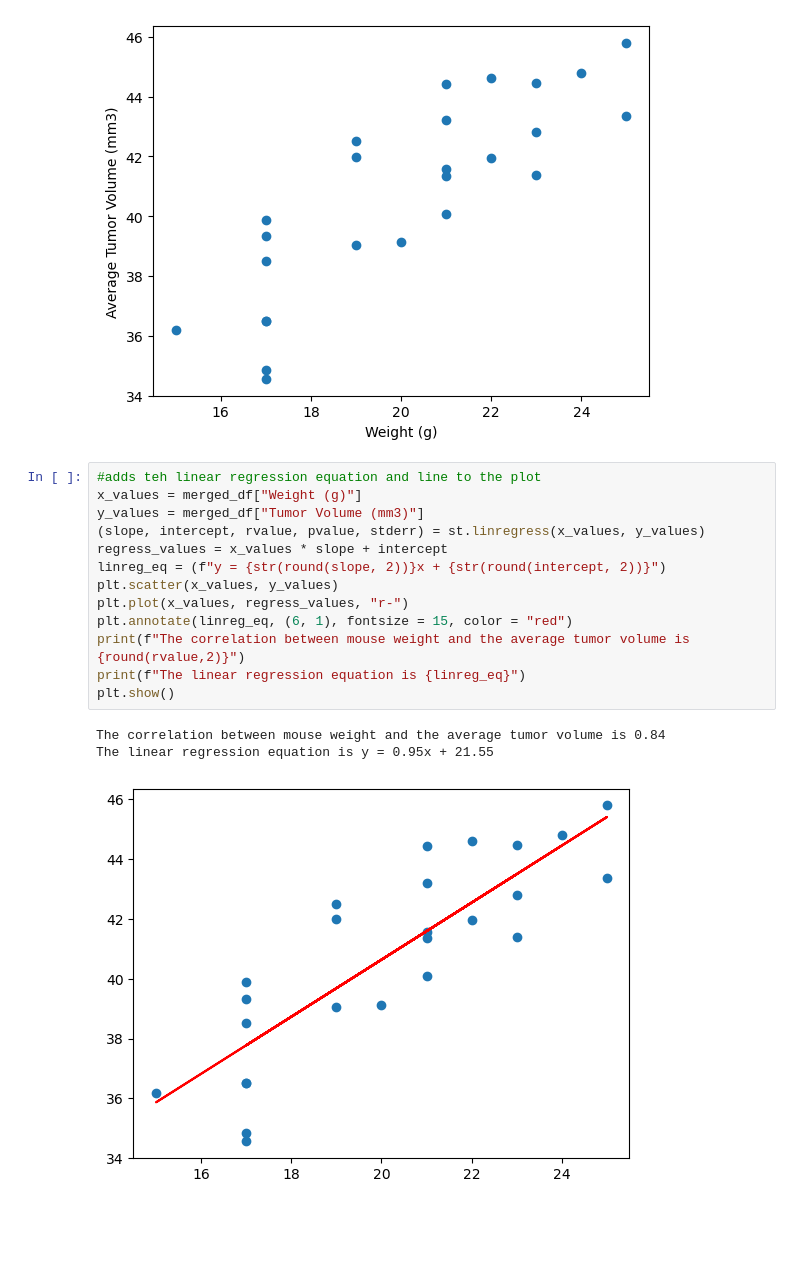
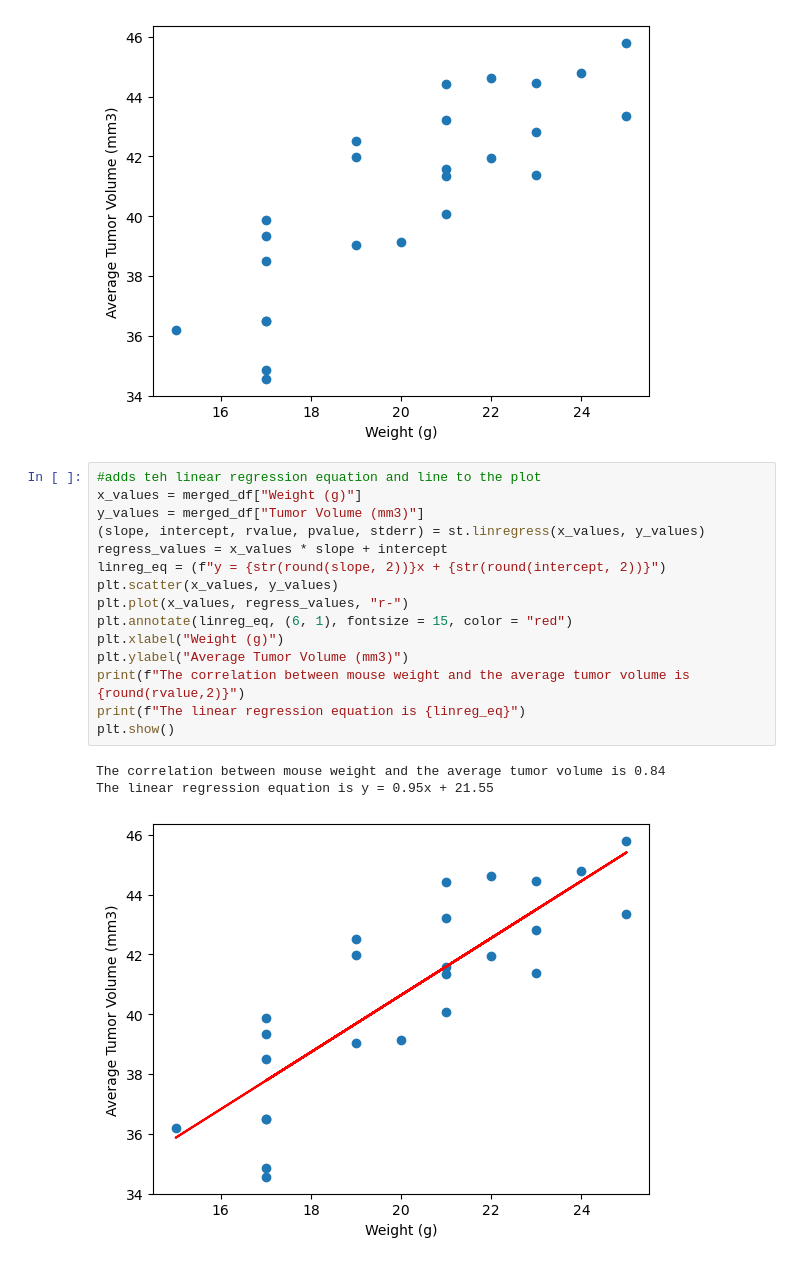
Before and after one commit to Birdy173/stats-challenge, a Jupyter notebook: main.ipynb, the cells around one changed output. Drawn from its saved outputs; the diff is of its cells as text; blank space fills up the shorter version.

```diff
--- a/main.ipynb
+++ b/main.ipynb
@@ -253,17 +253,19 @@ Text(0, 0.5, 'Average Tumor Volume (mm3)')
 # %%
 #adds teh linear regression equation and line to the plot
 x_values = merged_df["Weight (g)"]
 y_values = merged_df["Tumor Volume (mm3)"]
 (slope, intercept, rvalue, pvalue, stderr) = st.linregress(x_values, y_values)
 regress_values = x_values * slope + intercept
 linreg_eq = (f"y = {str(round(slope, 2))}x + {str(round(intercept, 2))}")
 plt.scatter(x_values, y_values)
 plt.plot(x_values, regress_values, "r-")
 plt.annotate(linreg_eq, (6, 1), fontsize = 15, color = "red")
+plt.xlabel("Weight (g)")
+plt.ylabel("Average Tumor Volume (mm3)")
 print(f"The correlation between mouse weight and the average tumor volume is {round(rvalue,2)}")
 print(f"The linear regression equation is {linreg_eq}")
 plt.show()
 # %% [output]
 The correlation between mouse weight and the average tumor volume is 0.84
 The linear regression equation is y = 0.95x + 21.55
-[figure, old version]
+[figure, new version]
```
